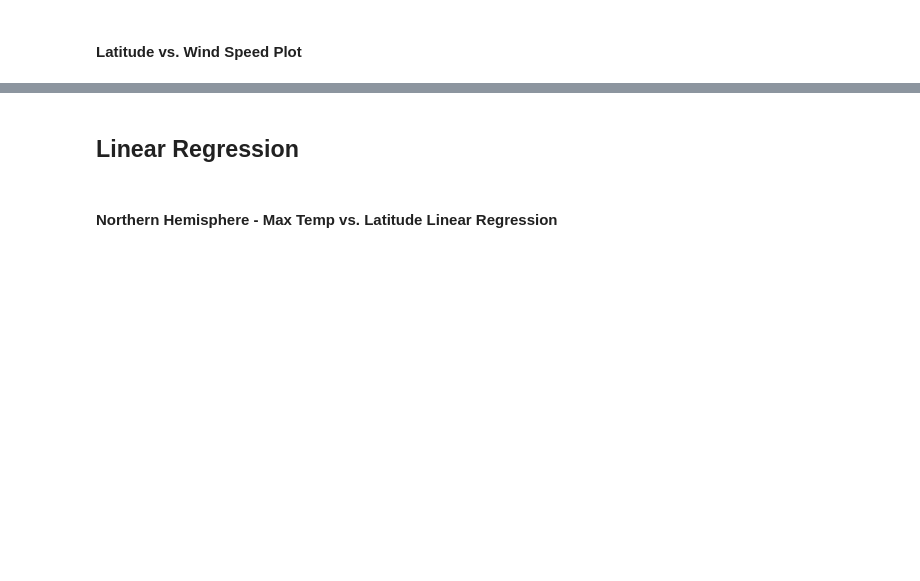
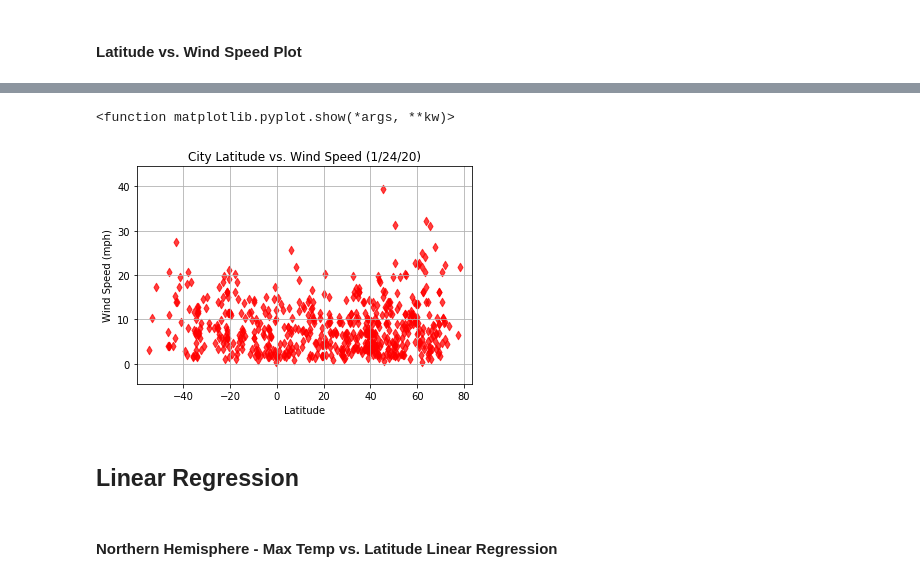
Before and after one commit to jaime030690/python_api_challenge, a Jupyter notebook: starter_code/WeatherPy.ipynb, the cells around one changed output, grey strips where cells are left out. Drawn from its saved outputs; the diff is of its cells as text; code cells hidden in the pictures; blank space fills up the shorter version.

```diff
--- a/starter_code/WeatherPy.ipynb
+++ b/starter_code/WeatherPy.ipynb
@@ -186,3 +202,18 @@ plt.show
+# %%
+x_axis = weather_df['Lat']
+y_axis = weather_df['Wind Speed']
+
+plt.scatter(x_axis, y_axis, marker = 'd', alpha = 0.75, c='r')
+plt.xlabel('Latitude')
+plt.ylabel('Wind Speed (mph)')
+plt.xlim(x_axis.min() - 5, x_axis.max() + 5)
+plt.ylim(y_axis.min() - 5, y_axis.max() + 5)
+plt.title('City Latitude vs. Wind Speed (1/24/20)')
+plt.grid()
+plt.show
+# %% [output]
+<function matplotlib.pyplot.show(*args, **kw)>
+[figure, added]
 # %% [markdown]
 ## Linear Regression
 # %%
```
Also changed, not shown: parts of 8 cells of this notebook, 1 other file.
